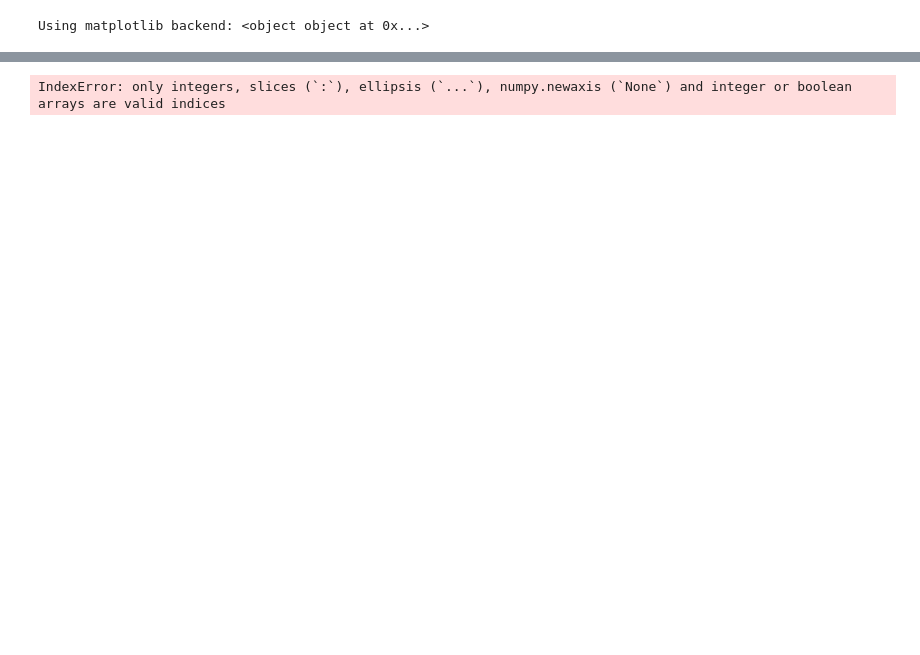
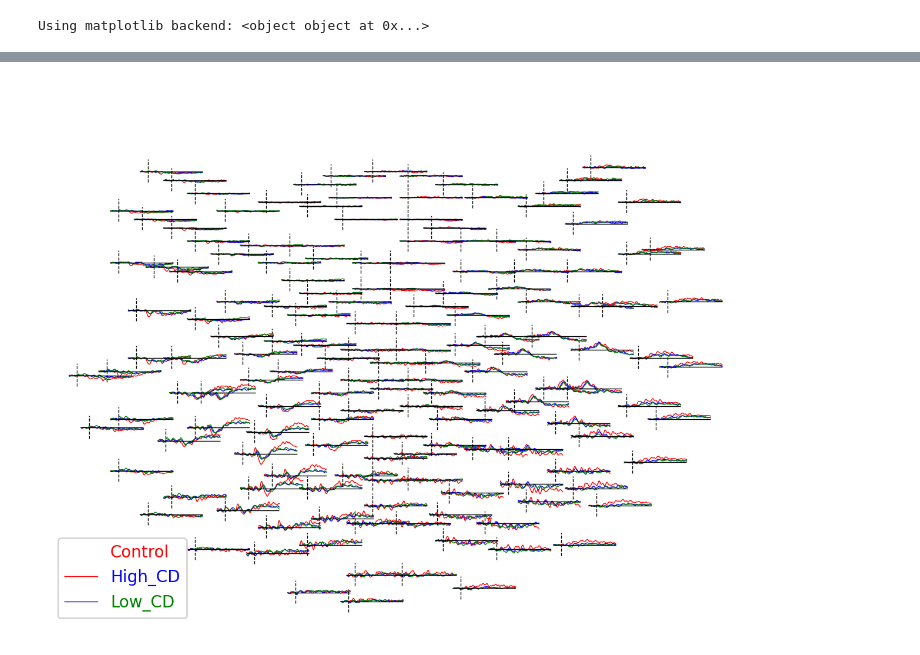
Before and after one commit to DHCLAIRE/ICN_related, a Jupyter notebook: LTTC/LTTC_MEG_epochs-evoked.ipynb, the cells around one changed output, grey strips where cells are left out. Drawn from its saved outputs; the diff is of its cells as text; code cells hidden in the pictures; blank space fills up the shorter version.

```diff
--- a/LTTC/LTTC_MEG_epochs-evoked.ipynb
+++ b/LTTC/LTTC_MEG_epochs-evoked.ipynb
@@ -12,18 +12,20 @@ import pandas as pd
 from pathlib import Path
 from mne.preprocessing import (ICA, create_eog_epochs, create_ecg_epochs, corrmap)
 # %%
+## TESTING LOOP
 root_data_path = Path("/Volumes/Neurolang_1/Project_Assistant/2021_Ongoing/2020_LTTC/Experiment_materials/LTTC_MEG")
 meg_data_path = root_data_path / "LTTC_MEG_ALL_results"
 
 print(root_data_path)
 
-sub_id = 1
+sub_id = 16
 
-n_epoch_LDTfile = mne.read_epochs(meg_data_path / Path('S%.3d_ICAed_LDT-epo.fif' %sub_id))
-n_epoch_LDT = n_epoch_LDTfile.load_data().get_data()
+n_epoch_LDT = mne.read_epochs(meg_data_path / Path('S%.3d_ICAed_LDT-epo.fif' %sub_id))
+#n_epoch_LDT = n_epoch_LDTfile.load_data().get_data()
 
-print(n_epoch_LDTfile.info)
-n_epoch_LDT
+#print(n_epoch_LDTfile.info)
+n_epoch_LDT.pick('mag')
+print(type(n_epoch_LDT))
 # %% [output]
 /Volumes/Neurolang_1/Project_Assistant/2021_Ongoing/2020_LTTC/Experiment_materials/LTTC_MEG
 Reading /Volumes/Neurolang_1/Project_Assistant/2021_Ongoing/2020_LTTC/Experiment_materials/LTTC_MEG/LTTC_MEG_ALL_results/S016_ICAed_LDT-epo.fif ...
@@ -61,0 +41,21 @@ array([[[-5.41453919e-14, -6.27208653e-14, -6.76463890e-14, ...,
+# %%
+## TESTING LOOP
+root_data_path = Path("/Volumes/Neurolang_1/Project_Assistant/2021_Ongoing/2020_LTTC/Experiment_materials/LTTC_MEG")
+meg_data_path = root_data_path / "LTTC_MEG_ALL_results"
+
+print(root_data_path)
+
+tmp_sub_epochsLIST = []
+all_sub_epochsLIST = []
+
+for idINT in range(9, 17):
+    sub_id = idINT
+
+    n_epoch_LDT = mne.read_epochs(meg_data_path / Path('S%.3d_ICAed_LDT-epo.fif' %sub_id))
+    #n_epoch_LDT = n_epoch_LDTfile.load_data().get_data()
+
+    #print(n_epoch_LDTfile.info)
+    n_epoch_LDT.pick('mag')
+    tmp_sub_epochsLIST.extend([n_epoch_LDT])
+    all_sub_epochsLIST = mne.concatenate_epochs(tmp_sub_epochsLIST)
+all_sub_epochsLIST
@@ -62,14 +84,14 @@ array([[[-5.41453919e-14, -6.27208653e-14, -6.76463890e-14, ...,
 # %%
-#evoked_C = n_epoch_LDT["Control"].average()
-evoked_H = n_epoch_LDT["High_CD"].average()
-evoked_L = n_epoch_LDT["Low_CD"].average()
+evoked_C = n_epoch_LDT["Control"].average()
+evoked_H = all_sub_epochsLIST["High_CD"].average()
+evoked_L = all_sub_epochsLIST["Low_CD"].average()
 
-#evoked_C.comment = 'Control'
+evoked_C.comment = 'Control'
 evoked_H.comment = 'High_CD'
 evoked_L.comment = 'Low_CD'
 
-tmp = [evoked_H, evoked_L]#[evoked_C, evoked_H, evoked_L]
-colors = 'blue', 'green' #H:'blue'; L:'green'; C:'red'
+tmp = [evoked_C, evoked_H, evoked_L] # [evoked_H, evoked_L]
+colors = 'red', 'blue', 'green'  #C:'red'H:'blue'; L:'green';   # 'blue', 'green'
 mne.viz.plot_evoked_topo(tmp, color = colors)
 # %% [output]
-IndexError: only integers, slices (`:`), ellipsis (`...`), numpy.newaxis (`None`) and integer or boolean arrays are valid indices
+[figure, added]
```
Also changed, not shown: parts of 2 cells of this notebook.
